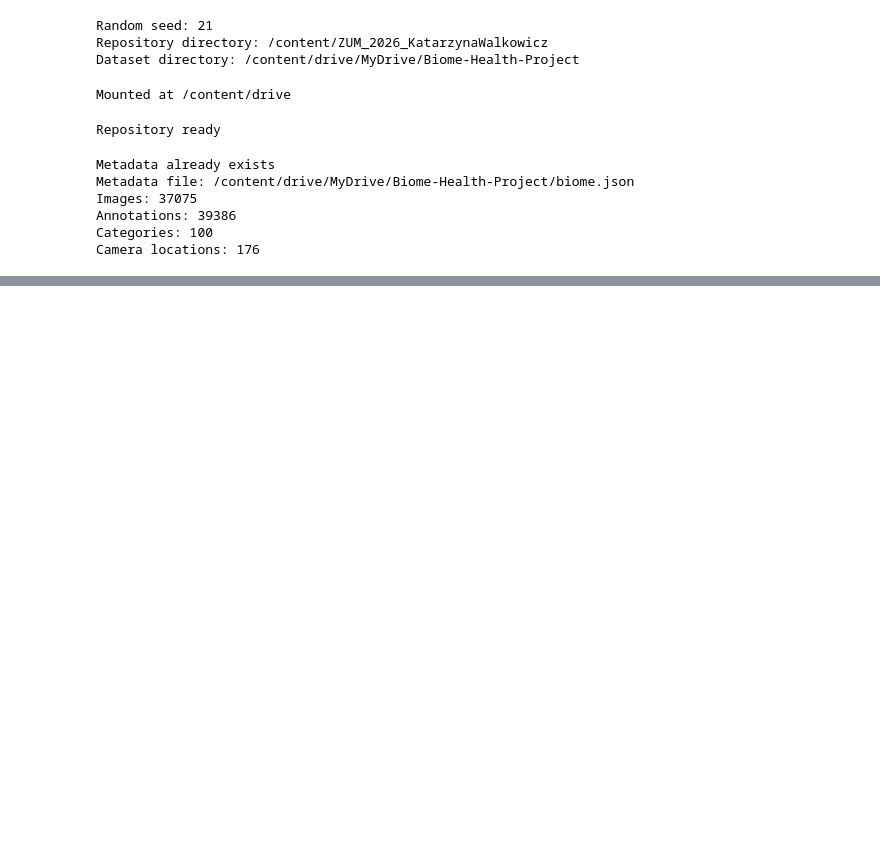
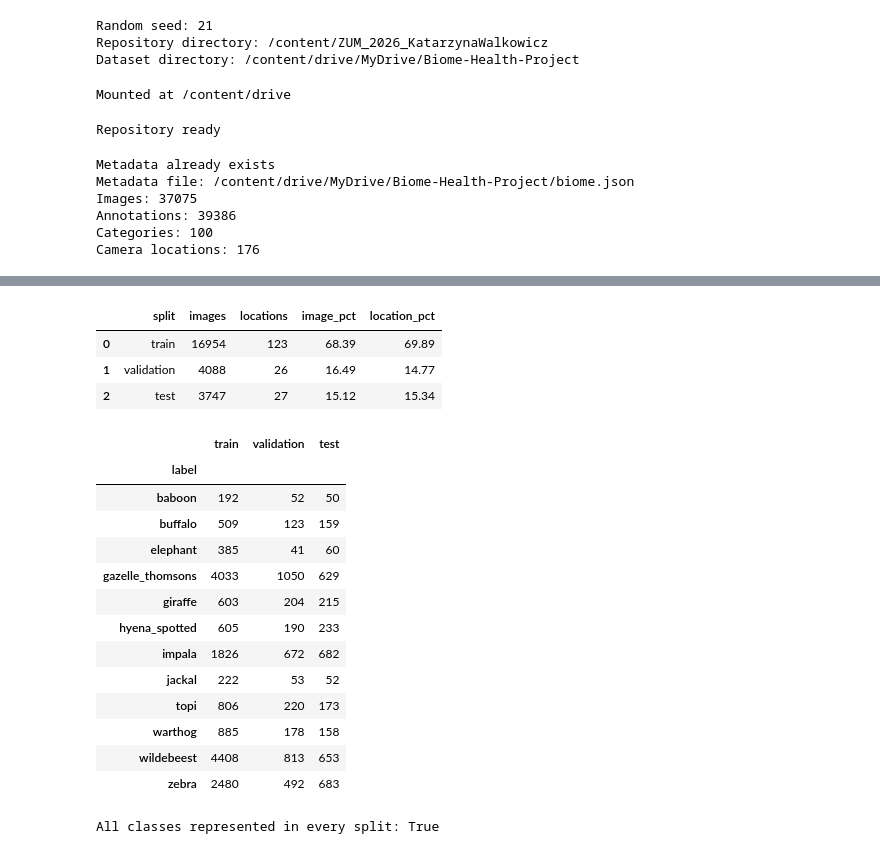
Before and after one commit to s26732-ctrl/ZUM_2026_KatarzynaWalkowicz, a Jupyter notebook: notebooks/01_data_and_protocol.ipynb, the cells around one changed output, grey strips where cells are left out. Drawn from its saved outputs; the diff is of its cells as text; code cells hidden in the pictures; blank space fills up the shorter version.

```diff
--- a/notebooks/01_data_and_protocol.ipynb
+++ b/notebooks/01_data_and_protocol.ipynb
@@ -74,0 +490,11 @@ Camera locations: 176
+# %%
+split_data = selected_data[
+    ["image_id", "file_name", "location", "name"]
+].rename(columns={"name": "label"}).copy()
+
+print("Total images:", len(split_data))
+print("Unique images:", split_data["image_id"].nunique())
+print("Classes:", split_data["label"].nunique())
+print("Camera locations:", split_data["location"].nunique())
+
+display(split_data.head())
@@ -74,0 +590,57 @@ Camera locations: 176
+# %%
+# split stats
+split_summary = pd.DataFrame({
+    "split": ["train", "validation", "test"],
+    "images": [len(train_df), len(val_df), len(test_df)],
+    "locations": [
+        train_df["location"].nunique(),
+        val_df["location"].nunique(),
+        test_df["location"].nunique()
+    ]
+})
+
+split_summary["image_pct"] = (
+    split_summary["images"] / len(split_data) * 100
+).round(2)
+
+split_summary["location_pct"] = (
+    split_summary["locations"]
+    / split_data["location"].nunique() * 100
+).round(2)
+
+display(split_summary)
+# %% [output]
+|  | split | images | locations | image_pct | location_pct |
+| 0 | train | 16954 | 123 | 68.39 | 69.89 |
+| 1 | validation | 4088 | 26 | 16.49 | 14.77 |
+| 2 | test | 3747 | 27 | 15.12 | 15.34 |
+# %%
+# class distribution
+class_distribution = pd.DataFrame({
+    "train": train_df["label"].value_counts(),
+    "validation": val_df["label"].value_counts(),
+    "test": test_df["label"].value_counts()
+}).fillna(0).astype(int)
+
+display(class_distribution)
+
+print(
+    "\nAll classes represented in every split:",
+    (class_distribution > 0).all().all()
+)
+# %% [output]
+|  | train | validation | test |
+| label |  |  |  |
+| baboon | 192 | 52 | 50 |
+| buffalo | 509 | 123 | 159 |
+| elephant | 385 | 41 | 60 |
+| gazelle_thomsons | 4033 | 1050 | 629 |
+| giraffe | 603 | 204 | 215 |
+| hyena_spotted | 605 | 190 | 233 |
+| impala | 1826 | 672 | 682 |
+| jackal | 222 | 53 | 52 |
+| topi | 806 | 220 | 173 |
+| warthog | 885 | 178 | 158 |
+| wildebeest | 4408 | 813 | 653 |
+| zebra | 2480 | 492 | 683 |
+All classes represented in every split: True
```
Also changed, not shown: parts of 37 cells of this notebook.
